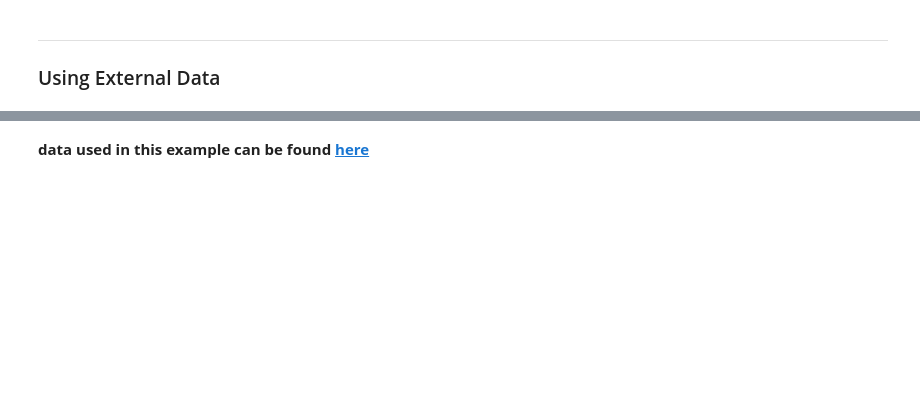
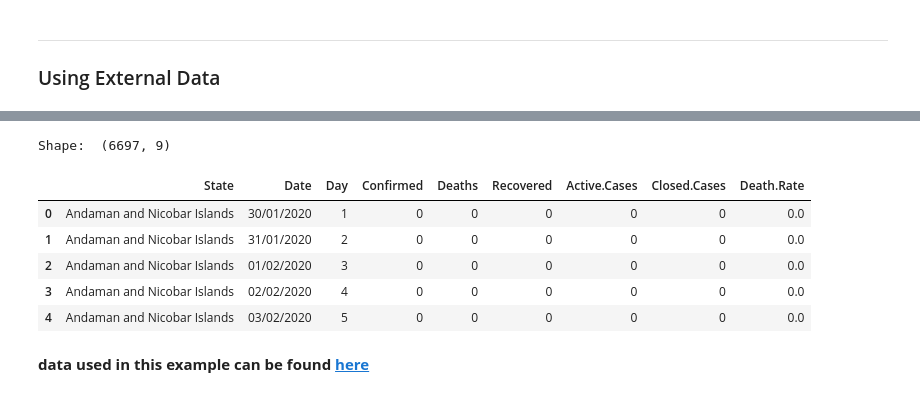
Before and after one commit to ravi-prakash1907/Predictive-Analytics, a Jupyter notebook: Python Basics/matplotlib.ipynb, the cells around one changed output, grey strips where cells are left out. Cells and saved outputs as stored; diff of their text form; code cells hidden in the pictures; blank space fills up the shorter version.

```diff
--- a/Python Basics/matplotlib.ipynb
+++ b/Python Basics/matplotlib.ipynb
@@ -254,14 +323,21 @@ plt.show()
 # %%
 import pandas as pd
 
 ## getting the data
 csvUrl = 'https://raw.githubusercontent.com/ravi-prakash1907/COVID-19-India/master/india-today/ready_to_use/India_dataset_stateWise_summary.csv'
-downloadCSV(csvUrl,'covid.csv')
 
 ## viewing the pulled data
 df = pd.read_csv('covid.csv')
 print("Shape: ",df.shape)
 df.head()
+# %% [output]
+Shape:  (6697, 9)
+|  | State | Date | Day | Confirmed | Deaths | Recovered | Active.Cases | Closed.Cases | Death.Rate |
+| 0 | Andaman and Nicobar Islands | 30/01/2020 | 1 | 0 | 0 | 0 | 0 | 0 | 0.0 |
+| 1 | Andaman and Nicobar Islands | 31/01/2020 | 2 | 0 | 0 | 0 | 0 | 0 | 0.0 |
+| 2 | Andaman and Nicobar Islands | 01/02/2020 | 3 | 0 | 0 | 0 | 0 | 0 | 0.0 |
+| 3 | Andaman and Nicobar Islands | 02/02/2020 | 4 | 0 | 0 | 0 | 0 | 0 | 0.0 |
+| 4 | Andaman and Nicobar Islands | 03/02/2020 | 5 | 0 | 0 | 0 | 0 | 0 | 0.0 |
 # %% [markdown]
 **data used in this example can be found [here](https://github.com/ravi-prakash1907/COVID-19-India/blob/master/india-today/ready_to_use/India_dataset_stateWise_summary.csv)**
 # %%
```
Also changed, not shown: parts of 19 cells of this notebook.
